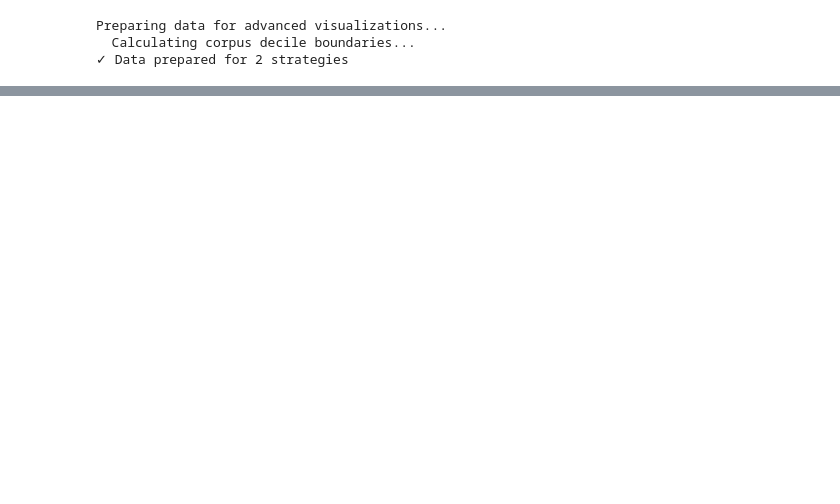
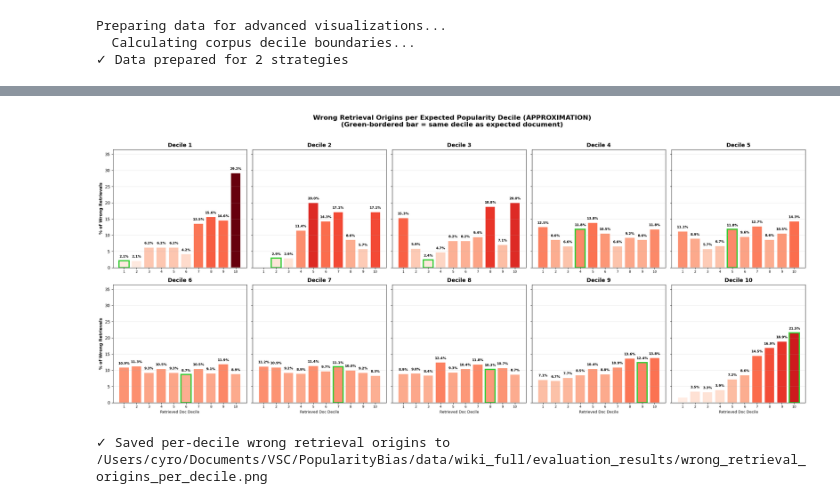
Before and after one commit to Cyro292/PopularityBias, a Jupyter notebook: rag_evaluation.ipynb, the cells around one changed output, grey strips where cells are left out. Saved outputs shown, nothing was run; the diff lists cells and outputs as text; code cells hidden in the pictures; blank space fills up the shorter version.

```diff
--- a/rag_evaluation.ipynb
+++ b/rag_evaluation.ipynb
@@ -840,3 +844,76 @@ print(f"✓ Saved popularity bias analysis to {RESULTS_DIR / 'popularity_bias_an
+# %%
+# ============================================================================
+# Per-Decile Wrong Retrieval Origin Analysis
+# ============================================================================
+# One chart per popularity decile showing where wrongly retrieved docs came from
+
+analysis_strategy = ALL_STRATEGIES[0]
+analysis_df = results_by_strategy[analysis_strategy]
+
+# Build the heatmap matrix (reuse logic from bias analysis)
+heatmap_data = np.zeros((10, 10))
+for _, row in analysis_df.iterrows():
+    expected_dec = int(row['pop_decile'])
+    wrong_pops = row['wrong_docs_popularities']
+    if wrong_pops:
+        for wp in wrong_pops:
+            wrong_dec = pd.cut([wp], bins=corpus_bin_edges, labels=False, include_lowest=True)[0]
+            if not pd.isna(wrong_dec):
+                heatmap_data[expected_dec, int(wrong_dec)] += 1
+
+# Normalize each row to percentages
+row_sums = heatmap_data.sum(axis=1, keepdims=True)
+row_sums[row_sums == 0] = 1
+heatmap_pct = heatmap_data / row_sums * 100
+
+# Create 2x5 grid — one bar chart per expected decile
+fig, axes = plt.subplots(2, 5, figsize=(24, 10), sharey=True)
+axes_flat = axes.flatten()
+
+cmap = plt.cm.Reds
+norm = plt.Normalize(vmin=0, vmax=heatmap_pct.max())
+
+for decile in range(10):
+    ax = axes_flat[decile]
+    values = heatmap_pct[decile]
+    colors = [cmap(norm(v)) for v in values]
+
+    bars = ax.bar(np.arange(1, 11), values, color=colors, edgecolor='white', linewidth=1.2)
+
+    # Highlight the "same decile" bar with a green edge
+    bars[decile].set_edgecolor('limegreen')
+    bars[decile].set_linewidth(3)
+
+    # Value labels on bars > 2%
+    for i, val in enumerate(values):
+        if val > 2:
+            ax.text(i + 1, val + 0.8, f'{val:.1f}%', ha='center', va='bottom',
+                    fontsize=8, fontweight='bold')
+
+    ax.set_title(f'Decile {decile + 1}', fontsize=13, fontweight='bold')
+    ax.set_xticks(range(1, 11))
+    ax.set_xticklabels(range(1, 11), fontsize=8)
+    ax.set_ylim(0, heatmap_pct.max() * 1.25)
+    ax.grid(axis='y', alpha=0.3)
+
+    if decile % 5 == 0:
+        ax.set_ylabel('% of Wrong Retrievals', fontsize=10, fontweight='bold')
+    if decile >= 5:
+        ax.set_xlabel('Retrieved Doc Decile', fontsize=9)
+
+fig.suptitle(
+    f'Wrong Retrieval Origins per Expected Popularity Decile ({analysis_strategy.upper()})\n'
+    '(Green-bordered bar = same decile as expected document)',
+    fontsize=16, fontweight='bold', y=1.02
+)
+plt.tight_layout()
+plt.savefig(RESULTS_DIR / "wrong_retrieval_origins_per_decile.png", dpi=300, bbox_inches='tight')
+plt.show()
+
+print(f"✓ Saved per-decile wrong retrieval origins to {RESULTS_DIR / 'wrong_retrieval_origins_per_decile.png'}")
+# %% [output]
+[figure, added]
+✓ Saved per-decile wrong retrieval origins to /Users/cyro/Documents/VSC/PopularityBias/data/wiki_full/evaluation_results/wrong_retrieval_origins_per_decile.png
 # %%
 # ============================================================================
 # 🔎 VISUAL INSPECTION: Questions & Retrieved Text (DataFrame Export)
```
Also changed, not shown: parts of 11 cells of this notebook, 4 other files.
